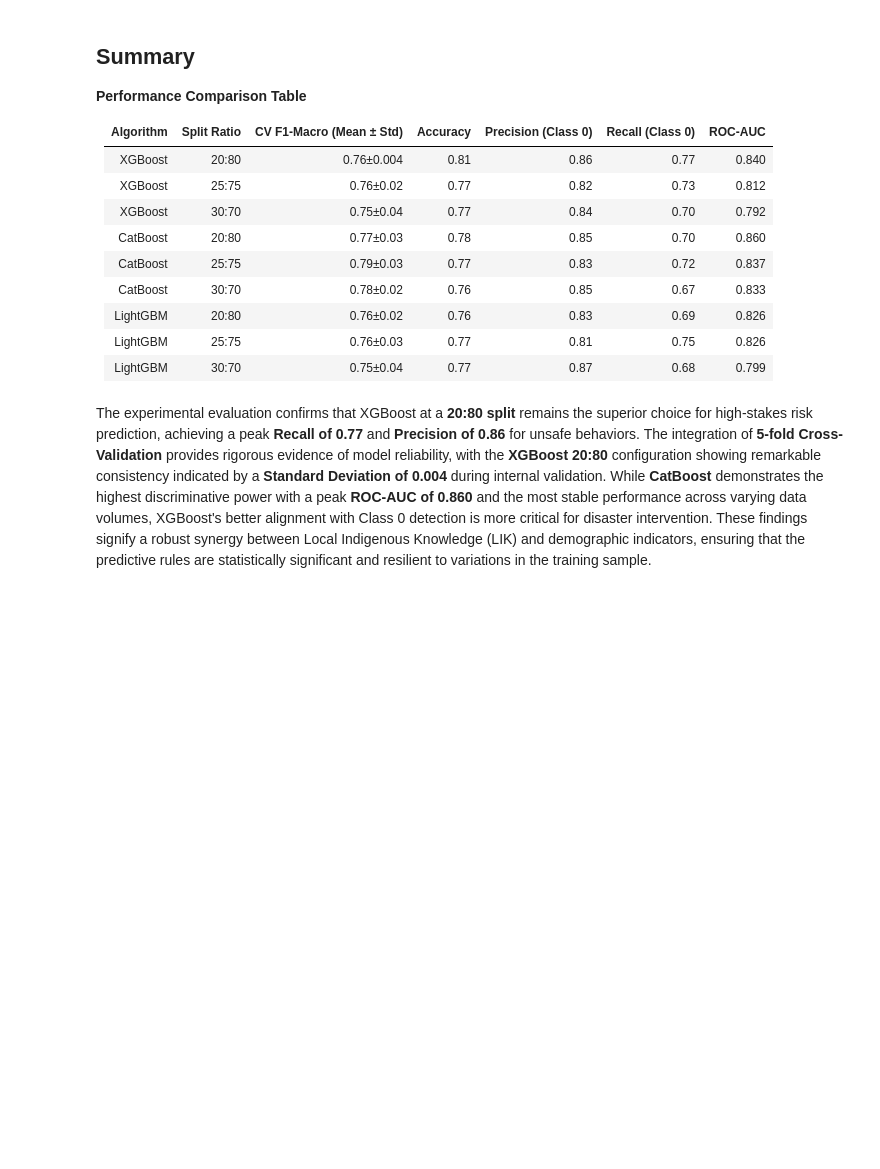
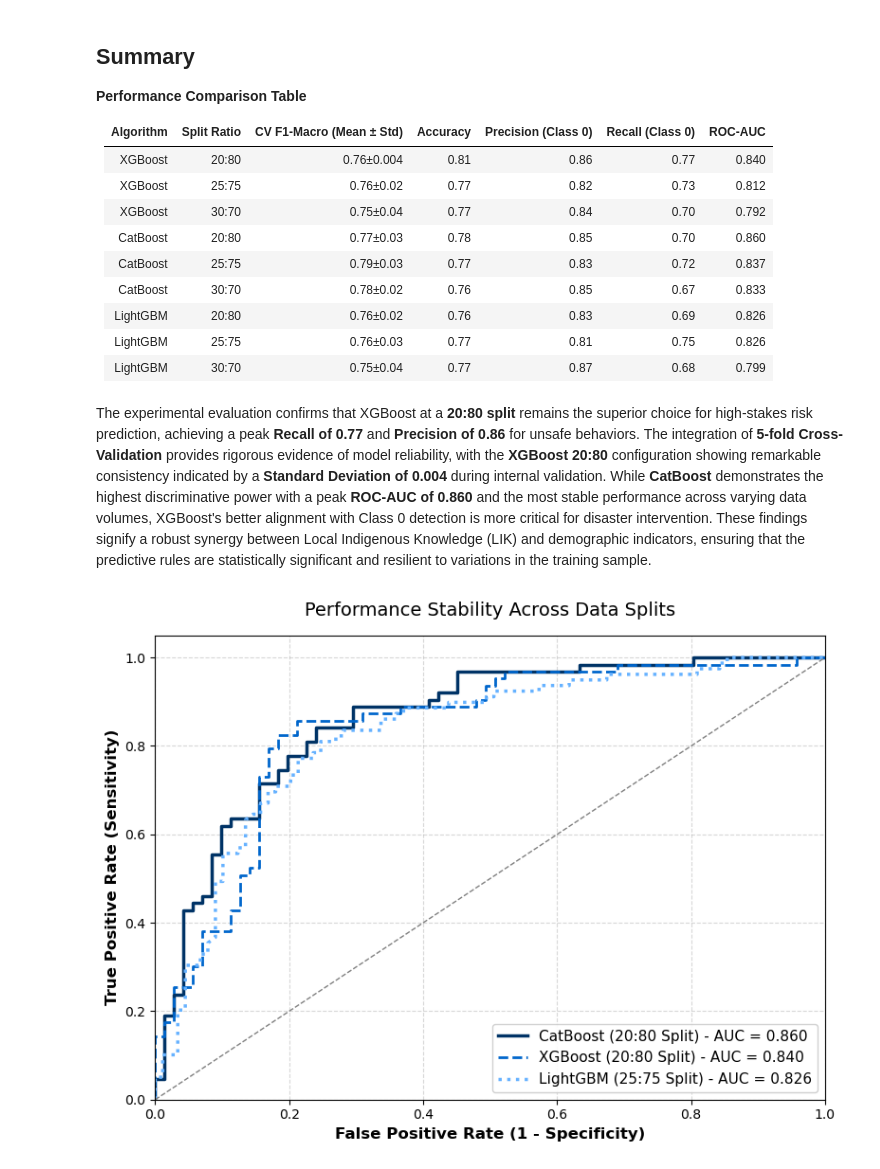
Before and after one commit to itsqal/LIK-disaster-risk-modeling, a Jupyter notebook: comparison_modeling.ipynb, the cells around one changed output. Cells and saved outputs as stored; diff of their text form; code cells hidden in the pictures; blank space fills up the shorter version.

Commit message:
Action recommendation analysis, visualization/plot generation

```diff
--- a/comparison_modeling.ipynb
+++ b/comparison_modeling.ipynb
@@ -634,0 +700,63 @@ The experimental evaluation confirms that XGBoost at a **20:80 split** remains t
+# %%
+import matplotlib.pyplot as plt
+from sklearn.metrics import roc_curve
+
+X_train, X_test, y_train = X_train_20, X_test_20, y_train_20
+X_train, X_test, y_train = X_train_25, X_test_25, y_train_25
+
+# 1. Replace these placeholders with your actual variables from your notebook
+# You need the true labels (y_test) and the predicted probabilities for Class 1
+# Example: y_prob_xgb = best_xgb_model.predict_proba(X_test_20)[:, 1]
+
+y_test_xgb = y_test_20  # Replace with your y_test for the 20:80 split
+y_prob_xgb = xgb_20.predict_proba(X_test_20)[:, 1]  # Replace with your predicted probabilities for XGBoost
+
+y_test_cat = y_test_20  # Replace with your y_test for the 20:80 split
+y_prob_cat = cat_20.predict_proba(X_test_20)[:, 1]  # Replace with your predicted probabilities for CatBoost
+
+y_test_lgb = y_test_25  # Replace with your y_test for the 25:75 split
+y_prob_lgb = lgb_25.predict_proba(X_test_25)[:, 1]  # Replace with your predicted probabilities for LightGBM
+
+# 2. Calculate the False Positive Rate (fpr) and True Positive Rate (tpr)
+fpr_xgb, tpr_xgb, _ = roc_curve(y_test_xgb, y_prob_xgb)
+fpr_cat, tpr_cat, _ = roc_curve(y_test_cat, y_prob_cat)
+fpr_lgb, tpr_lgb, _ = roc_curve(y_test_lgb, y_prob_lgb)
+
+# 3. Set up the plotting canvas
+plt.figure(figsize=(8, 6))
+
+# 4. Plot each curve with distinct styles for IEEE black-and-white print compatibility
+# CatBoost (Highest AUC) - Solid thick line
+plt.plot(fpr_cat, tpr_cat, color='#003366', lw=2.5, linestyle='-',
+         label='CatBoost (20:80 Split) - AUC = 0.860')
+
+# XGBoost - Dashed line
+plt.plot(fpr_xgb, tpr_xgb, color='#0066cc', lw=2, linestyle='--',
+         label='XGBoost (20:80 Split) - AUC = 0.840')
+
+# LightGBM - Dotted line
+plt.plot(fpr_lgb, tpr_lgb, color='#66b2ff', lw=2.5, linestyle=':',
+         label='LightGBM (25:75 Split) - AUC = 0.826')
+
+# 5. Plot the random guessing baseline (diagonal line)
+plt.plot([0, 1], [0, 1], color='gray', lw=1, linestyle='--')
+
+# 6. Formatting to match Q1/IEEE standards
+plt.xlim([0.0, 1.0])
+plt.ylim([0.0, 1.05])
+plt.xlabel('False Positive Rate (1 - Specificity)', fontsize=12, fontweight='bold')
+plt.ylabel('True Positive Rate (Sensitivity)', fontsize=12, fontweight='bold')
+plt.title('Performance Stability Across Data Splits', fontsize=14, pad=15)
+
+# Place legend in the bottom right corner
+plt.legend(loc="lower right", fontsize=11, framealpha=0.9)
+
+# Add a subtle grid for readability
+plt.grid(True, linestyle='--', alpha=0.5)
+
+# 7. Save the high-resolution image and display it
+plt.tight_layout()
+plt.savefig('combined_roc_curve.png', dpi=300, bbox_inches='tight')
+plt.show()
+# %% [output]
+[figure, added]
```
Also changed, not shown: parts of 11 cells of this notebook, 8 other files.
